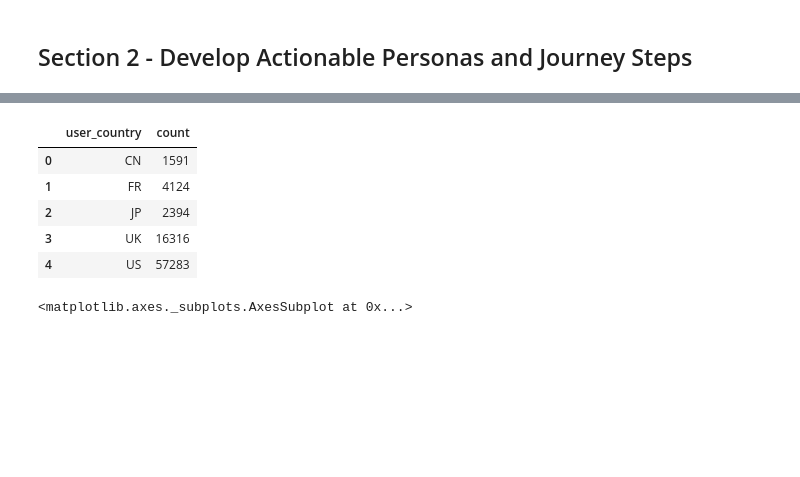
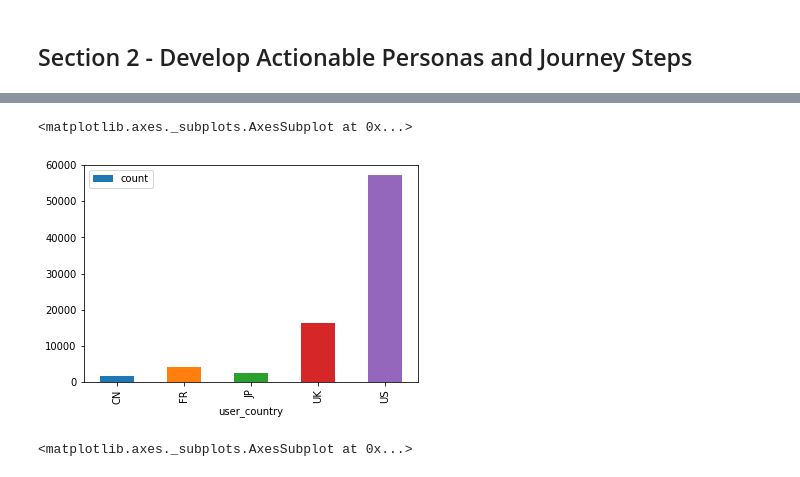
Before and after one commit to d43pan/nanodegree-data-products-course-3, a Jupyter notebook: dpmnd_c3_solutions.ipynb, the cells around one changed output, grey strips where cells are left out. Saved outputs shown, nothing was run; the diff lists cells and outputs as text; code cells hidden in the pictures; blank space fills up the shorter version.

Commit message:
Redone workbook as though it's a data scientists analysis. Added lots of graphs

```diff
--- a/dpmnd_c3_solutions.ipynb
+++ b/dpmnd_c3_solutions.ipynb
@@ -161,14 +161,12 @@ devices = df.device_type.unique()
 countries = df.user_country.unique()
 # %%
 #Count of users by country
-df.groupby('user_country')['user_uuid'].nunique().reset_index(name='count')
+countries = df.groupby('user_country')['user_uuid'].nunique().reset_index(name='count')
-# %% [output]
-|  | user_country | count |
-| 0 | CN | 1591 |
-| 1 | FR | 4124 |
-| 2 | JP | 2394 |
-| 3 | UK | 16316 |
-| 4 | US | 57283 |
+# %%
+countries.plot(x='user_country', y='count', kind='bar')
+# %% [output]
+<matplotlib.axes._subplots.AxesSubplot at 0x...>
+[figure, added]
 # %%
 #Count of devices by country
 devices = df.groupby('device_type')['user_uuid'].nunique().reset_index(name='count')
```
Also changed, not shown: parts of 5 cells of this notebook, 1 other file.
